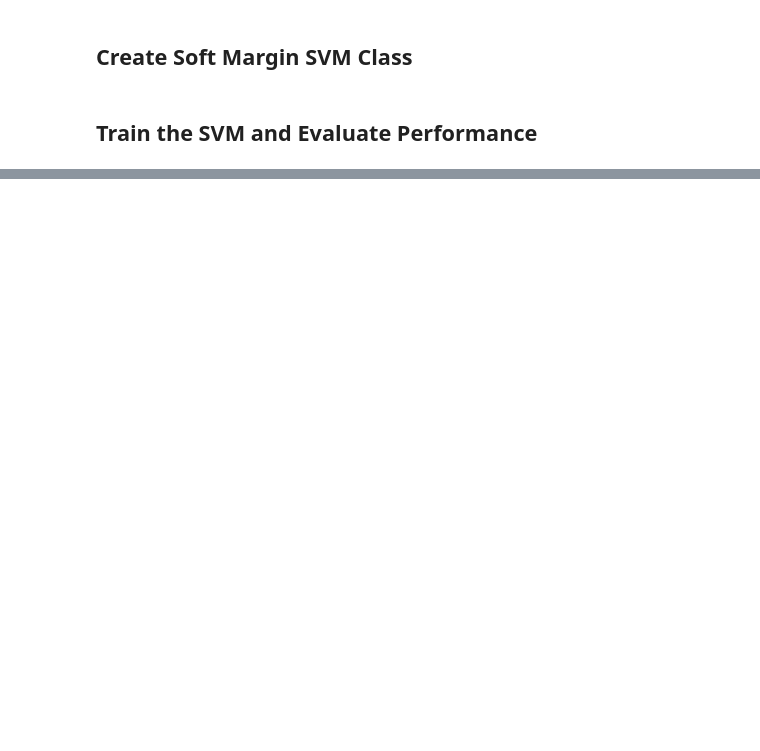
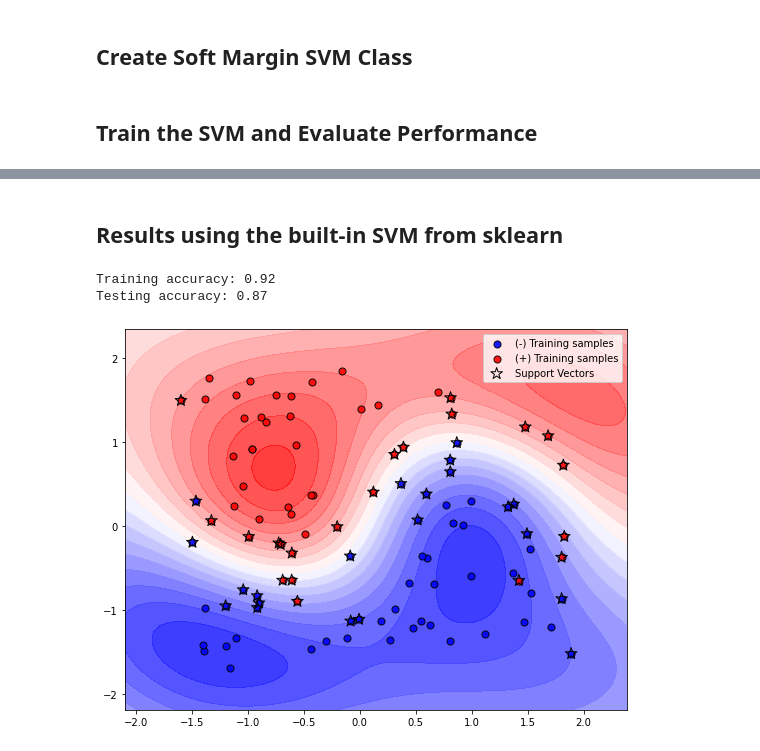
Before and after one commit to kspilario/DS397_comp, a Jupyter notebook: Kernel_Methods/SVM_binary_classify.ipynb, the cells around one changed output, grey strips where cells are left out. Cells and saved outputs as stored; diff of their text form; code cells hidden in the pictures; blank space fills up the shorter version.

```diff
--- a/Kernel_Methods/SVM_binary_classify.ipynb
+++ b/Kernel_Methods/SVM_binary_classify.ipynb
@@ -161,0 +163,35 @@ Testing accuracy: 0.91
+# %% [markdown]
+## Results using the built-in SVM from sklearn
+# %%
+from sklearn.svm import SVC
+from matplotlib.colors import ListedColormap
+from sklearn.inspection import DecisionBoundaryDisplay
+
+mdl = SVC(C=1,gamma=0.5).fit(X_train, y_train)
+
+# Make predictions
+y_train_pred = svc.predict(X_train)
+y_test_pred = svc.predict(X_test)
+
+# Evaluate accuracy
+train_acc = np.mean(y_train_pred == y_train)
+test_acc = np.mean(y_test_pred == y_test)
+print("Training accuracy:", train_acc)
+print("Testing accuracy:", test_acc)
+
+plt.figure(figsize=(9,7))
+DecisionBoundaryDisplay.from_estimator(mdl, X_train, cmap=cm.bwr, levels=20,
+                                       alpha=0.8, ax=plt.gca(), eps=0.5)
+plt.scatter(X_train[y_train == 0,0],X_train[y_train == 0,1], s=50, color='b',
+            marker='o', alpha=0.9, edgecolors='k', label='(-) Training samples')
+plt.scatter(X_train[y_train == 1,0],X_train[y_train == 1,1], s=50, color='r',
+            marker='o', alpha=0.9, edgecolors='k', label='(+) Training samples')
+X_sv = mdl.support_vectors_
+plt.scatter(X_sv[:,0],X_sv[:,1], s=150, marker='*', facecolors="None",
+            edgecolors='k',label='Support Vectors')
+plt.legend()
+plt.show()
+# %% [output]
+Training accuracy: 0.92
+Testing accuracy: 0.87
+[figure, added]
```
Also changed, not shown: parts of 3 cells of this notebook, 1 other file.
